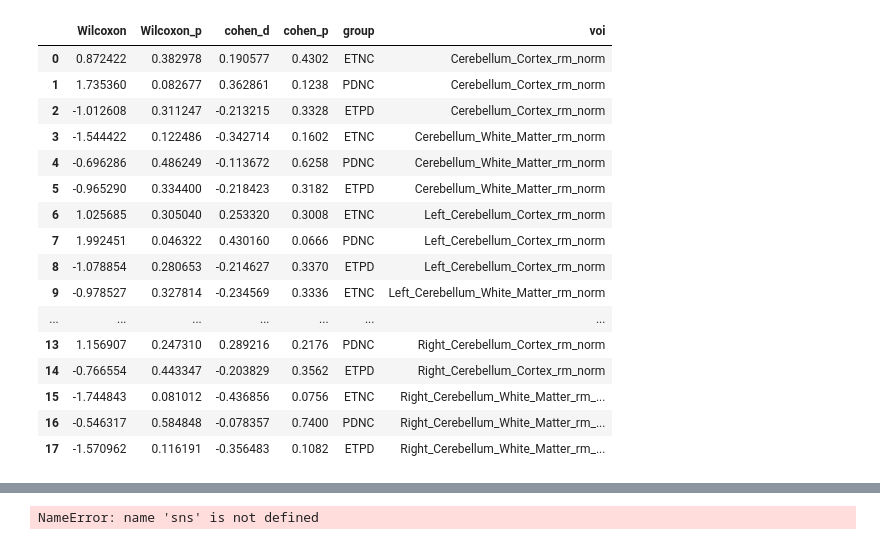
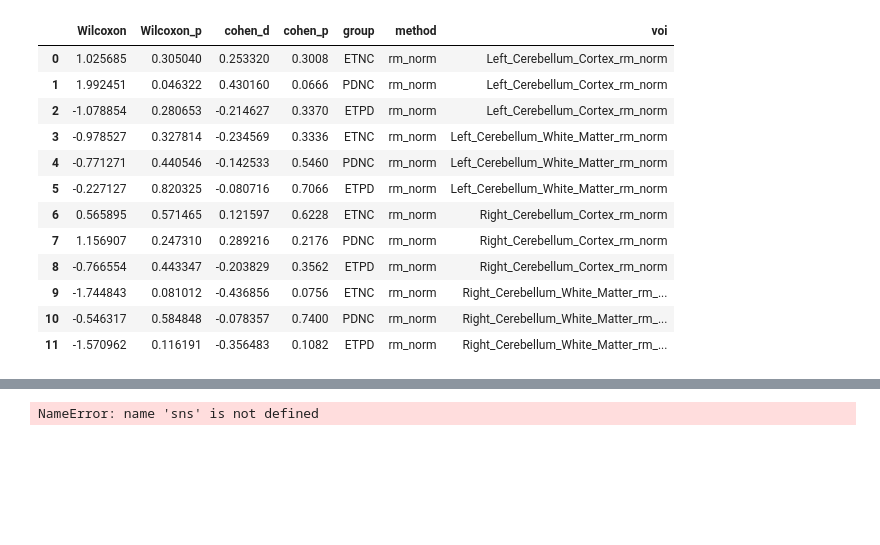
Before and after one commit to Vincent-wq/Replicability-of-PD-ICA, a Jupyter notebook: codes/devel/fs_analysis/0_cerebellar_confounder.ipynb, the cells around one changed output, grey strips where cells are left out. Drawn from its saved outputs; the diff is of its cells as text; code cells hidden in the pictures; blank space fills up the shorter version.

```diff
--- a/codes/devel/fs_analysis/0_cerebellar_confounder.ipynb
+++ b/codes/devel/fs_analysis/0_cerebellar_confounder.ipynb
@@ -228,8 +263,8 @@ cohen_d : 0.434886 , p-value = 0.049200
 # GLM analysis test the diagnosis vs cerebeller with age and sex controlled
 # 0. controlling volume with covariate
 # voi = intercept + beta1*age + beta2*sex + beta3*eTIV + deta4*diagnosis
-tar_list = ['Cerebellum_Cortex','Cerebellum_White_Matter','Left_Cerebellum_Cortex','Left_Cerebellum_White_Matter',
-            'Right_Cerebellum_Cortex','Right_Cerebellum_White_Matter'];
+tar_list = ['Left_Cerebellum_Cortex','Left_Cerebellum_White_Matter',
+            'Right_Cerebellum_Cortex','Right_Cerebellum_White_Matter']; # 'Cerebellum_Cortex','Cerebellum_White_Matter',
 import statsmodels.api as sm
 import statsmodels.formula.api as smf
 from statsmodels.formula.api import glm
@@ -253,8 +288,6 @@ for k in covariate_dict.keys():
 from scipy.stats import ranksums
 import numpy as np
 import pandas as pd
-n_permu=10000; alpha=5; res_covariate_df = pd.DataFrame();
-stats_cols = ['voi','group','cohen_d','cohen_p','Wilcoxon','Wilcoxon_p'];
 
 for k in covariate_dict.keys():
     print(k)
@@ -264,11 +297,11 @@ for k in covariate_dict.keys():
     [test_stat_etnc, p_val_etnc, samples_etnc] = permute_Stats(sample_ET, sample_NC, 'cohen_d', alpha, n_permu, 0); (rs_etnc, p_etnc)=ranksums(sample_ET, sample_NC);
     [test_stat_pdnc, p_val_pdnc, samples_pdnc] = permute_Stats(sample_PD, sample_NC, 'cohen_d', alpha, n_permu, 0); (rs_pdnc, p_pdnc)=ranksums(sample_PD, sample_NC);
     [test_stat_etpd, p_val_etpd, samples_etpd] = permute_Stats(sample_ET, sample_PD, 'cohen_d', alpha, n_permu, 0); (rs_etpd, p_etpd)=ranksums(sample_ET, sample_PD);
-    res_covariate_df=res_covariate_df.append(
-        dict(zip(stats_cols, [k,'ETNC',test_stat_etnc, p_val_etnc, rs_etnc, p_etnc])), ignore_index=True);
-    res_covariate_df=res_covariate_df.append(
-        dict(zip(stats_cols, [k,'PDNC',test_stat_pdnc, p_val_pdnc, rs_pdnc, p_pdnc])), ignore_index=True);
-    res_covariate_df=res_covariate_df.append(
-        dict(zip(stats_cols, [k,'ETPD',test_stat_etpd, p_val_etpd, rs_etpd, p_etpd])), ignore_index=True);
-res_covariate_df
+    sts_df=sts_df.append(
+        dict(zip(stats_cols, [k,'ETNC',test_stat_etnc, p_val_etnc, rs_etnc, p_etnc, 'covariate'])), ignore_index=True);
+    sts_df=sts_df.append(
+        dict(zip(stats_cols, [k,'PDNC',test_stat_pdnc, p_val_pdnc, rs_pdnc, p_pdnc, 'covariate'])), ignore_index=True);
+    sts_df=sts_df.append(
+        dict(zip(stats_cols, [k,'ETPD',test_stat_etpd, p_val_etpd, rs_etpd, p_etpd, 'covariate'])), ignore_index=True);
+sts_df
 # %% [output]
@@ -468,8 +485,8 @@ cohen_d : -0.522094 , p-value = 0.020200
 # GLM analysis test the diagnosis vs cerebeller with age and sex controlled
 # 3. controlling volume with residual method against NC,
 # volume_dpa = intercept + deta1*diagnosis
-tar_list = ['Cerebellum_Cortex','Cerebellum_White_Matter','Left_Cerebellum_Cortex','Left_Cerebellum_White_Matter',
-            'Right_Cerebellum_Cortex','Right_Cerebellum_White_Matter'];
+tar_list = ['Left_Cerebellum_Cortex','Left_Cerebellum_White_Matter',
+            'Right_Cerebellum_Cortex','Right_Cerebellum_White_Matter']; # 'Cerebellum_Cortex','Cerebellum_White_Matter',
 rm_norm_list = [x+"_rm_norm" for x in tar_list ];
 #dpa_et_data = curr_data[curr_data['diagnosis']=='ET' and ]
 def glm_rm_norm(data, rm_norm_list):
@@ -487,12 +504,6 @@ for k in rm_norm_dict.keys():
     print(rm_norm_dict[k]['formula'],'\n')
     print(rm_norm_dict[k]['res'].summary2())
 
-from scipy.stats import ranksums
-import numpy as np
-import pandas as pd
-n_permu=10000; alpha=5; res_rm_norm_df = pd.DataFrame();
-stats_cols = ['voi','group','cohen_d','cohen_p','Wilcoxon','Wilcoxon_p'];
-
 for k in rm_norm_dict.keys():
     print(k)
     sample_PD = curr_data[curr_data['diagnosis'] == 'PD'][[k]];
@@ -501,11 +512,11 @@ for k in rm_norm_dict.keys():
     [test_stat_etnc, p_val_etnc, samples_etnc] = permute_Stats(sample_ET, sample_NC, 'cohen_d', alpha, n_permu, 0); (rs_etnc, p_etnc)=ranksums(sample_ET, sample_NC);
     [test_stat_pdnc, p_val_pdnc, samples_pdnc] = permute_Stats(sample_PD, sample_NC, 'cohen_d', alpha, n_permu, 0); (rs_pdnc, p_pdnc)=ranksums(sample_PD, sample_NC);
     [test_stat_etpd, p_val_etpd, samples_etpd] = permute_Stats(sample_ET, sample_PD, 'cohen_d', alpha, n_permu, 0); (rs_etpd, p_etpd)=ranksums(sample_ET, sample_PD);
-    res_rm_norm_df=res_rm_norm_df.append(
-        dict(zip(stats_cols, [k,'ETNC',test_stat_etnc, p_val_etnc, rs_etnc, p_etnc])), ignore_index=True);
-    res_rm_norm_df=res_rm_norm_df.append(
-        dict(zip(stats_cols, [k,'PDNC',test_stat_pdnc, p_val_pdnc, rs_pdnc, p_pdnc])), ignore_index=True);
-    res_rm_norm_df=res_rm_norm_df.append(
-        dict(zip(stats_cols, [k,'ETPD',test_stat_etpd, p_val_etpd, rs_etpd, p_etpd])), ignore_index=True);
-res_rm_norm_df
+    sts_df=sts_df.append(
+        dict(zip(stats_cols, [k,'ETNC',test_stat_etnc, p_val_etnc, rs_etnc, p_etnc, 'rm_norm'])), ignore_index=True);
+    sts_df=sts_df.append(
+        dict(zip(stats_cols, [k,'PDNC',test_stat_pdnc, p_val_pdnc, rs_pdnc, p_pdnc, 'rm_norm'])), ignore_index=True);
+    sts_df=sts_df.append(
+        dict(zip(stats_cols, [k,'ETPD',test_stat_etpd, p_val_etpd, rs_etpd, p_etpd, 'rm_norm'])), ignore_index=True);
+sts_df
 # %% [output]
@@ -525,24 +536,20 @@ Method:                       IRLS
 Right_Cerebellum_White_Matter_rm_norm
 cohen_d : -0.436856 , p-value = 0.075600
 cohen_d : -0.078357 , p-value = 0.740000
 cohen_d : -0.356483 , p-value = 0.108200
-|  | Wilcoxon | Wilcoxon_p | cohen_d | cohen_p | group | voi |
-| 0 | 0.872422 | 0.382978 | 0.190577 | 0.4302 | ETNC | Cerebellum_Cortex_rm_norm |
-| 1 | 1.735360 | 0.082677 | 0.362861 | 0.1238 | PDNC | Cerebellum_Cortex_rm_norm |
-| 2 | -1.012608 | 0.311247 | -0.213215 | 0.3328 | ETPD | Cerebellum_Cortex_rm_norm |
-| 3 | -1.544422 | 0.122486 | -0.342714 | 0.1602 | ETNC | Cerebellum_White_Matter_rm_norm |
-| 4 | -0.696286 | 0.486249 | -0.113672 | 0.6258 | PDNC | Cerebellum_White_Matter_rm_norm |
-| 5 | -0.965290 | 0.334400 | -0.218423 | 0.3182 | ETPD | Cerebellum_White_Matter_rm_norm |
-| 6 | 1.025685 | 0.305040 | 0.253320 | 0.3008 | ETNC | Left_Cerebellum_Cortex_rm_norm |
-| 7 | 1.992451 | 0.046322 | 0.430160 | 0.0666 | PDNC | Left_Cerebellum_Cortex_rm_norm |
-| 8 | -1.078854 | 0.280653 | -0.214627 | 0.3370 | ETPD | Left_Cerebellum_Cortex_rm_norm |
-| 9 | -0.978527 | 0.327814 | -0.234569 | 0.3336 | ETNC | Left_Cerebellum_White_Matter_rm_norm |
-| ... | ... | ... | ... | ... | ... | ... |
-| 13 | 1.156907 | 0.247310 | 0.289216 | 0.2176 | PDNC | Right_Cerebellum_Cortex_rm_norm |
-| 14 | -0.766554 | 0.443347 | -0.203829 | 0.3562 | ETPD | Right_Cerebellum_Cortex_rm_norm |
-| 15 | -1.744843 | 0.081012 | -0.436856 | 0.0756 | ETNC | Right_Cerebellum_White_Matter_rm_... |
-| 16 | -0.546317 | 0.584848 | -0.078357 | 0.7400 | PDNC | Right_Cerebellum_White_Matter_rm_... |
-| 17 | -1.570962 | 0.116191 | -0.356483 | 0.1082 | ETPD | Right_Cerebellum_White_Matter_rm_... |
+|  | Wilcoxon | Wilcoxon_p | cohen_d | cohen_p | group | method | voi |
+| 0 | 1.025685 | 0.305040 | 0.253320 | 0.3008 | ETNC | rm_norm | Left_Cerebellum_Cortex_rm_norm |
+| 1 | 1.992451 | 0.046322 | 0.430160 | 0.0666 | PDNC | rm_norm | Left_Cerebellum_Cortex_rm_norm |
+| 2 | -1.078854 | 0.280653 | -0.214627 | 0.3370 | ETPD | rm_norm | Left_Cerebellum_Cortex_rm_norm |
+| 3 | -0.978527 | 0.327814 | -0.234569 | 0.3336 | ETNC | rm_norm | Left_Cerebellum_White_Matter_rm_norm |
+| 4 | -0.771271 | 0.440546 | -0.142533 | 0.5460 | PDNC | rm_norm | Left_Cerebellum_White_Matter_rm_norm |
+| 5 | -0.227127 | 0.820325 | -0.080716 | 0.7066 | ETPD | rm_norm | Left_Cerebellum_White_Matter_rm_norm |
+| 6 | 0.565895 | 0.571465 | 0.121597 | 0.6228 | ETNC | rm_norm | Right_Cerebellum_Cortex_rm_norm |
+| 7 | 1.156907 | 0.247310 | 0.289216 | 0.2176 | PDNC | rm_norm | Right_Cerebellum_Cortex_rm_norm |
+| 8 | -0.766554 | 0.443347 | -0.203829 | 0.3562 | ETPD | rm_norm | Right_Cerebellum_Cortex_rm_norm |
+| 9 | -1.744843 | 0.081012 | -0.436856 | 0.0756 | ETNC | rm_norm | Right_Cerebellum_White_Matter_rm_... |
+| 10 | -0.546317 | 0.584848 | -0.078357 | 0.7400 | PDNC | rm_norm | Right_Cerebellum_White_Matter_rm_... |
+| 11 | -1.570962 | 0.116191 | -0.356483 | 0.1082 | ETPD | rm_norm | Right_Cerebellum_White_Matter_rm_... |
 # %%
 # GLM analysis test the diagnosis vs cerebeller with age and sex controlled
 # 4. controlling volume with residual method against NC (mean),
```
Also changed, not shown: parts of 16 cells of this notebook.
